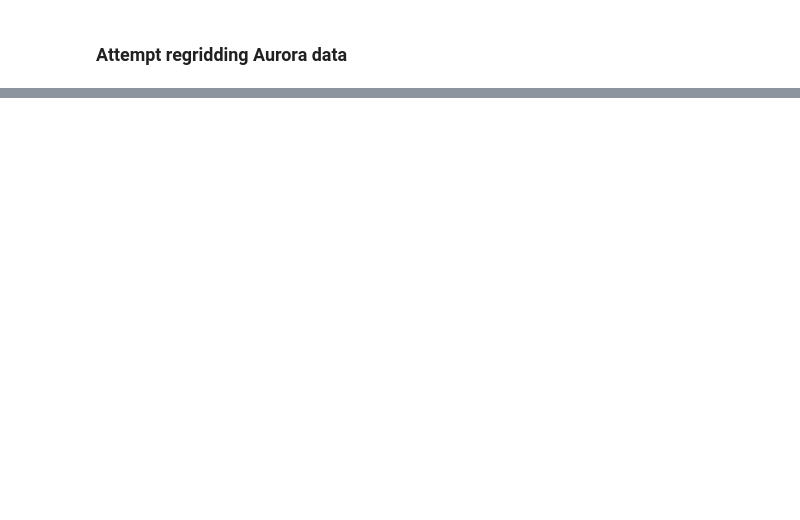
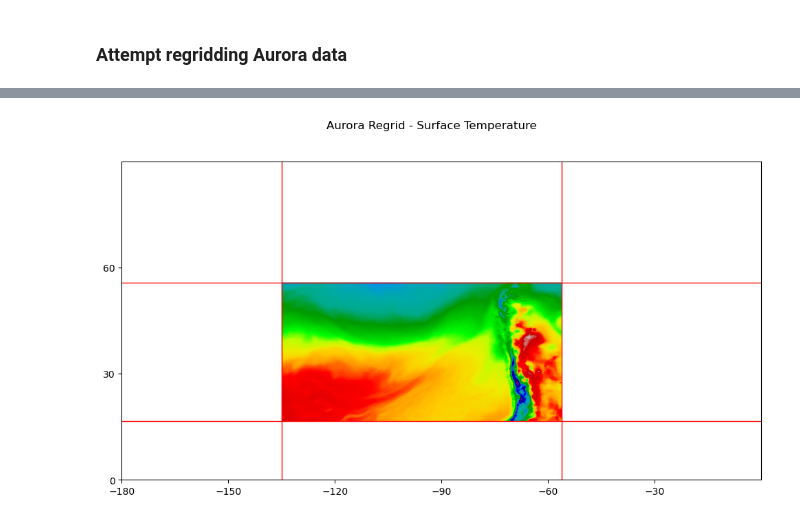
Before and after one commit to ACMEAtronOmatic/aurora, a Jupyter notebook: afwerx/aurora_regridding_process.ipynb, the cells around one changed output, grey strips where cells are left out. Cells and saved outputs as stored; diff of their text form; code cells hidden in the pictures; blank space fills up the shorter version.

```diff
--- a/afwerx/aurora_regridding_process.ipynb
+++ b/afwerx/aurora_regridding_process.ipynb
@@ -562,0 +547,30 @@ plt.close(fig)
+# %%
+fig = plt.figure(figsize=(12, 6))
+ax = fig.add_subplot(1, 1, 1)
+
+selected_title = "Aurora Regrid - Surface Temperature"
+selected_ds = ds_aurora_regrid['surf_2t'].isel(time=9)
+
+minlon = ds_aurora_regrid['longitude'].min().values
+maxlon = ds_aurora_regrid['longitude'].max().values
+minlat = ds_aurora_regrid['latitude'].min().values
+maxlat = ds_aurora_regrid['latitude'].max().values
+
+# Plot the coordinate locations
+plt.scatter(x=ds_aurora_regrid['longitude'], y=ds_aurora_regrid['latitude'], s=0.01, c=selected_ds, cmap='nipy_spectral', edgecolor='none')
+plt.xlim([-180, 0])
+plt.ylim([0, 90])
+
+# Add lines for lon/lat range
+ax.axhline(y=minlat, color='r', linewidth=1)
+ax.axhline(y=maxlat, color='r', linewidth=1)
+ax.axvline(x=minlon, color='r', linewidth=1)
+ax.axvline(x=maxlon, color='r', linewidth=1)
+
+ax.set_xticks(np.arange(-180, 0, 30))
+ax.set_yticks(np.arange(0, 90, 30))
+fig.suptitle(selected_title)
+plt.show()
+plt.close(fig)
+# %% [output]
+[figure, added]
```
Also changed, not shown: parts of 22 cells of this notebook, 6 other files.
